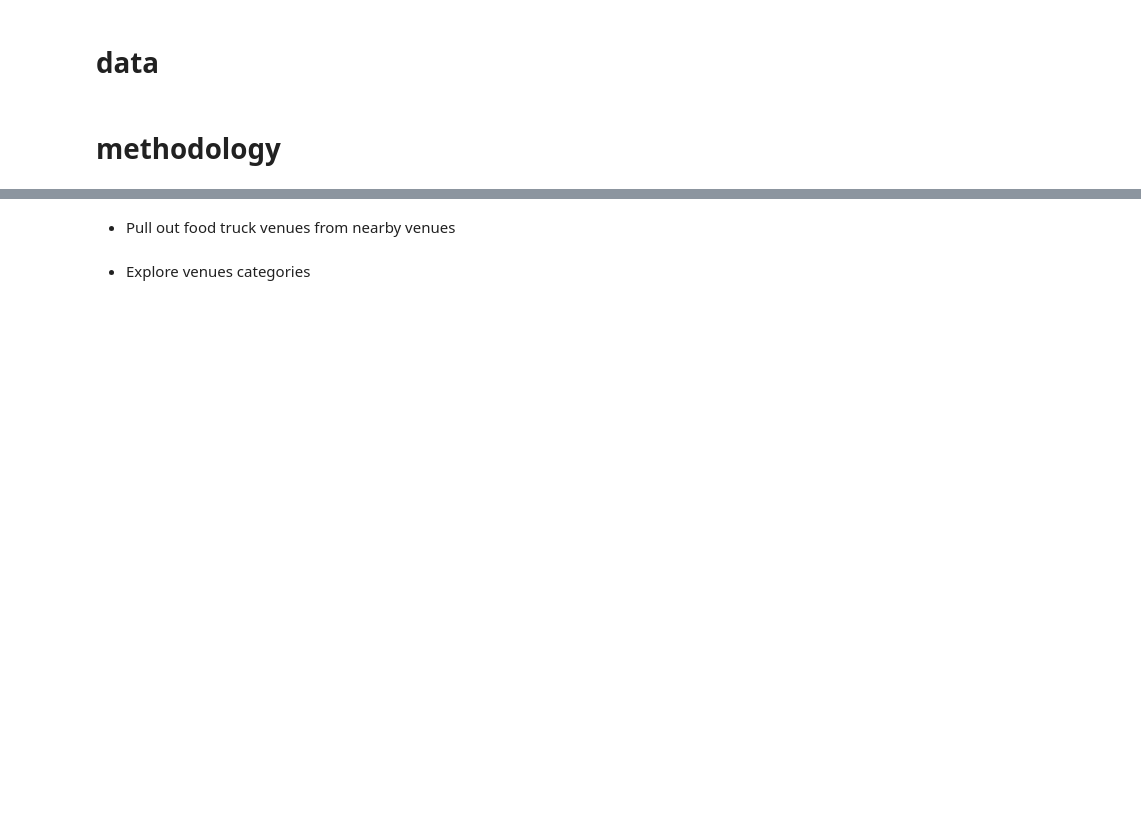
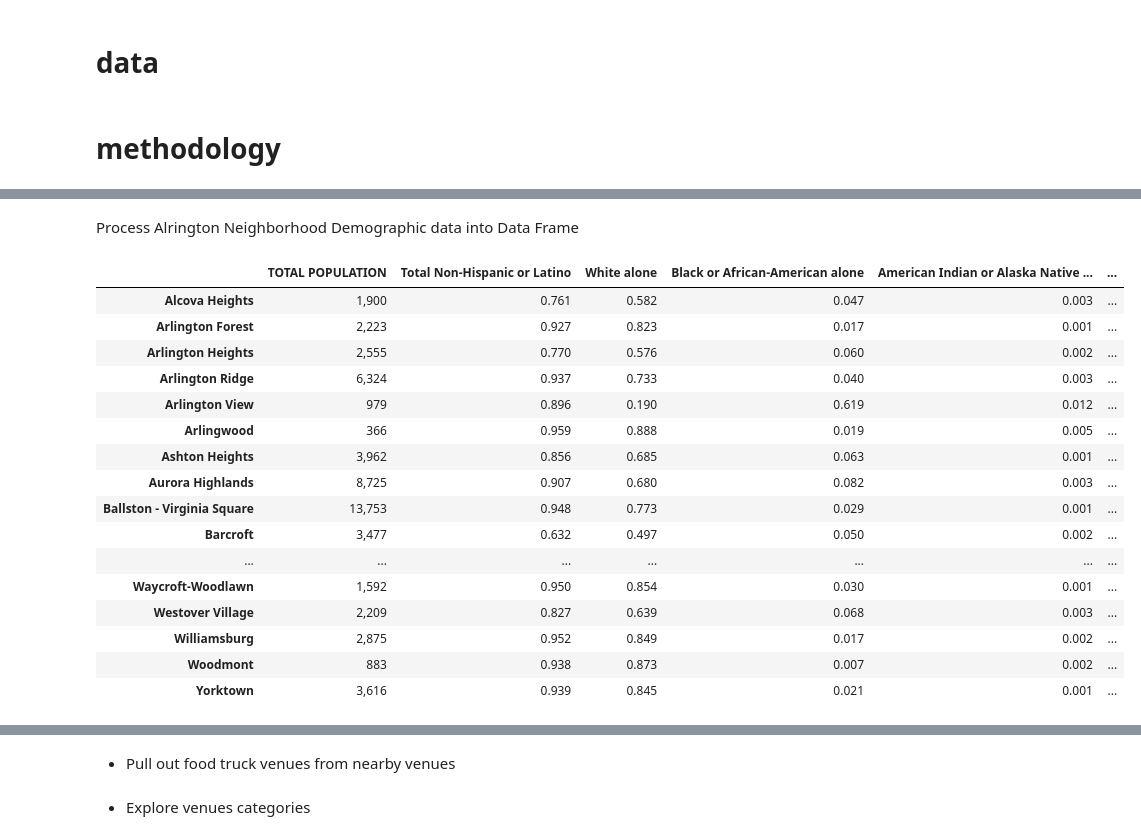
Before and after one commit to francis-eudy/battle-of-the-neighborhoods-capstone-project, a Jupyter notebook: Untitled.ipynb, the cells around one changed output, grey strips where cells are left out. Cells and saved outputs as stored; diff of their text form; code cells hidden in the pictures; blank space fills up the shorter version.

```diff
--- a/Untitled.ipynb
+++ b/Untitled.ipynb
@@ -50,0 +75,52 @@ Libraries Imported
+# %% [markdown]
+Process Alrington Neighborhood Demographic data into Data Frame
+# %%
+# Define Function to load and process demographic csv
+def process_demographic_csv(file_path):
+    # 1. Read csv to pandas df, skip 2 rows, set column 0 as index
+    df = pd.read_csv(file_path, skiprows=2, index_col=0)
+    # 2. Drop last two columns (Arlington totals)
+    df.drop(df.columns[-2:], axis=1, inplace=True)
+    # 3. Convert percent column to floats
+    df['Percent'] = df['Percent'].str.rstrip('%').astype('float') / 100.0
+    # 4. Replace Total rows Percent with Number
+    df['Percent'].mask(df.index.str.contains('TOTAL'), df['Number'], inplace=True)
+    # 5. Drop Number column
+    df.drop(columns=['Number'], inplace=True)
+    # 6. Rename percent to neighborhood name
+    df.columns = [df.index.name]
+    df.index.name = None
+    # 7. drop na
+    df.dropna(inplace=True)
+    # 8. Transpose df
+    df = df.T
+
+    return df
+
+
+# load and process all csv files in the data directory
+demographic_dfs = [process_demographic_csv(DIR_PATH+file) for file in os.listdir(DIR_PATH)]
+
+# combine each all of the neighborhoods
+arlington_demographics = pd.concat(demographic_dfs)
+# sort data frames index (neighborhood name) alphabetically
+arlington_demographics.sort_index(inplace=True)
+arlington_demographics
+# %% [output]
+|  | TOTAL POPULATION | Total Non-Hispanic or Latino | White alone | Black or African-American alone | American Indian or Alaska Native ... | ... |
+| Alcova Heights | 1,900 | 0.761 | 0.582 | 0.047 | 0.003 | ... |
+| Arlington Forest | 2,223 | 0.927 | 0.823 | 0.017 | 0.001 | ... |
+| Arlington Heights | 2,555 | 0.770 | 0.576 | 0.060 | 0.002 | ... |
+| Arlington Ridge | 6,324 | 0.937 | 0.733 | 0.040 | 0.003 | ... |
+| Arlington View | 979 | 0.896 | 0.190 | 0.619 | 0.012 | ... |
+| Arlingwood | 366 | 0.959 | 0.888 | 0.019 | 0.005 | ... |
+| Ashton Heights | 3,962 | 0.856 | 0.685 | 0.063 | 0.001 | ... |
+| Aurora Highlands | 8,725 | 0.907 | 0.680 | 0.082 | 0.003 | ... |
+| Ballston - Virginia Square | 13,753 | 0.948 | 0.773 | 0.029 | 0.001 | ... |
+| Barcroft | 3,477 | 0.632 | 0.497 | 0.050 | 0.002 | ... |
+| ... | ... | ... | ... | ... | ... | ... |
+| Waycroft-Woodlawn | 1,592 | 0.950 | 0.854 | 0.030 | 0.001 | ... |
+| Westover Village | 2,209 | 0.827 | 0.639 | 0.068 | 0.003 | ... |
+| Williamsburg | 2,875 | 0.952 | 0.849 | 0.017 | 0.002 | ... |
+| Woodmont | 883 | 0.938 | 0.873 | 0.007 | 0.002 | ... |
+| Yorktown | 3,616 | 0.939 | 0.845 | 0.021 | 0.001 | ... |
```
Also changed, not shown: parts of 29 cells of this notebook, 2 other files.
